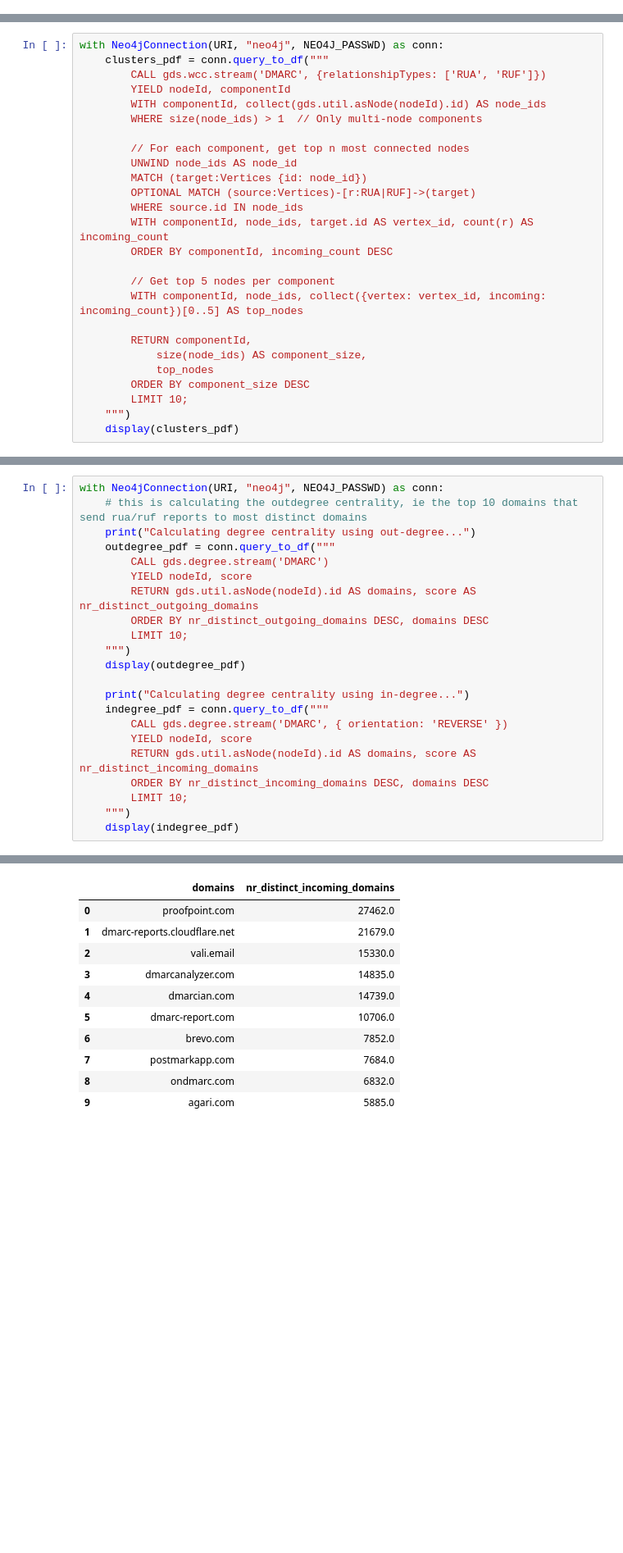
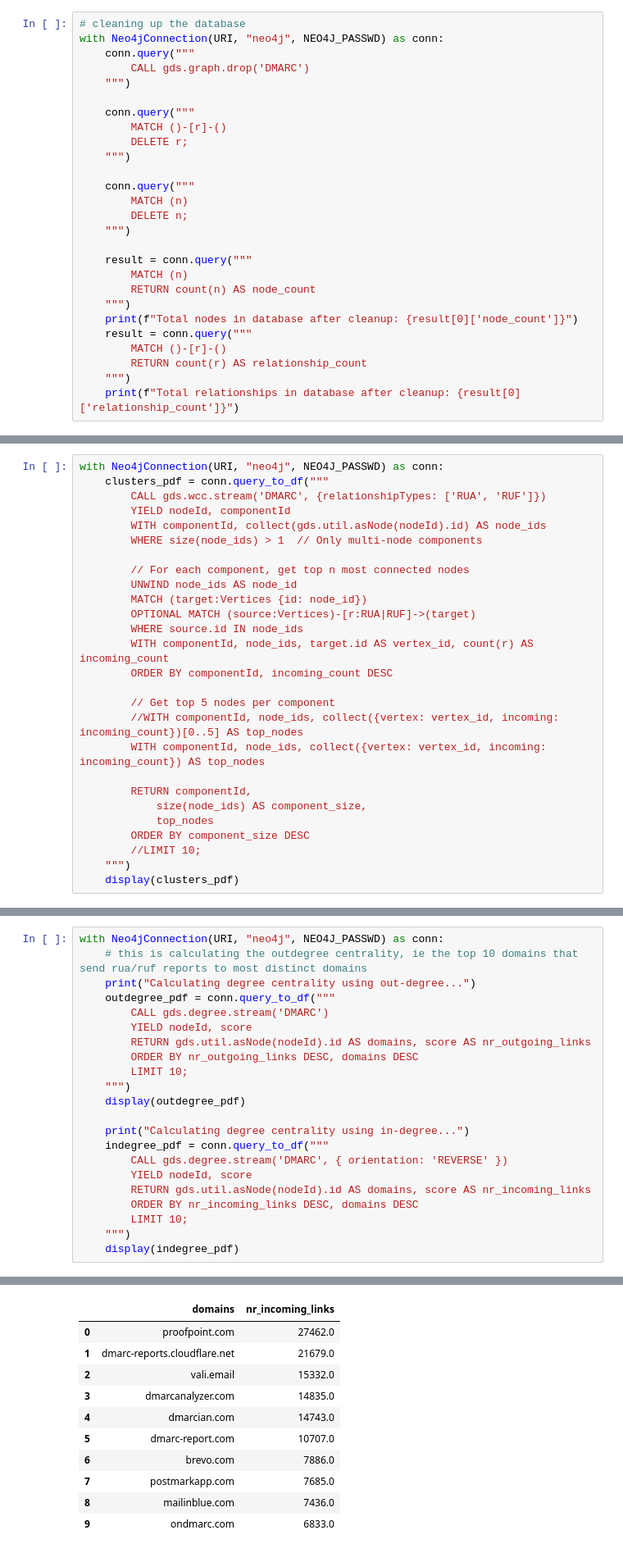
Before and after one commit to internettransparency/dmarc-cctld-research, a Jupyter notebook: notebooks/process-results.ipynb, the cells around one changed output, grey strips where cells are left out. Shown at 82% size. Drawn from its saved outputs; the diff is of its cells as text; blank space fills up the shorter version.

```diff
--- a/notebooks/process-results.ipynb
+++ b/notebooks/process-results.ipynb
@@ -244,0 +192,27 @@ with Neo4jConnection(URI, "neo4j", NEO4J_PASSWD) as conn:
+# %%
+# cleaning up the database
+with Neo4jConnection(URI, "neo4j", NEO4J_PASSWD) as conn:
+    conn.query("""
+        CALL gds.graph.drop('DMARC')
+    """)
+
+    conn.query("""
+        MATCH ()-[r]-()
+        DELETE r;
+    """)
+
+    conn.query("""
+        MATCH (n)
+        DELETE n;
+    """)
+
+    result = conn.query("""
+        MATCH (n)
+        RETURN count(n) AS node_count
+    """)
+    print(f"Total nodes in database after cleanup: {result[0]['node_count']}")
+    result = conn.query("""
+        MATCH ()-[r]-()
+        RETURN count(r) AS relationship_count
+    """)
+    print(f"Total relationships in database after cleanup: {result[0]['relationship_count']}")
@@ -326,13 +361,14 @@ with Neo4jConnection(URI, "neo4j", NEO4J_PASSWD) as conn:
         ORDER BY componentId, incoming_count DESC
 
         // Get top 5 nodes per component
-        WITH componentId, node_ids, collect({vertex: vertex_id, incoming: incoming_count})[0..5] AS top_nodes
+        //WITH componentId, node_ids, collect({vertex: vertex_id, incoming: incoming_count})[0..5] AS top_nodes
+        WITH componentId, node_ids, collect({vertex: vertex_id, incoming: incoming_count}) AS top_nodes
 
         RETURN componentId,
             size(node_ids) AS component_size,
             top_nodes
         ORDER BY component_size DESC
-        LIMIT 10;
+        //LIMIT 10;
     """)
     display(clusters_pdf)
 # %% [output]
@@ -375,8 +463,8 @@ with Neo4jConnection(URI, "neo4j", NEO4J_PASSWD) as conn:
     outdegree_pdf = conn.query_to_df("""
         CALL gds.degree.stream('DMARC')
         YIELD nodeId, score
-        RETURN gds.util.asNode(nodeId).id AS domains, score AS nr_distinct_outgoing_domains
-        ORDER BY nr_distinct_outgoing_domains DESC, domains DESC
+        RETURN gds.util.asNode(nodeId).id AS domains, score AS nr_outgoing_links
+        ORDER BY nr_outgoing_links DESC, domains DESC
         LIMIT 10;
     """)
     display(outdegree_pdf)
@@ -385,8 +473,8 @@ with Neo4jConnection(URI, "neo4j", NEO4J_PASSWD) as conn:
     indegree_pdf = conn.query_to_df("""
         CALL gds.degree.stream('DMARC', { orientation: 'REVERSE' })
         YIELD nodeId, score
-        RETURN gds.util.asNode(nodeId).id AS domains, score AS nr_distinct_incoming_domains
-        ORDER BY nr_distinct_incoming_domains DESC, domains DESC
+        RETURN gds.util.asNode(nodeId).id AS domains, score AS nr_incoming_links
+        ORDER BY nr_incoming_links DESC, domains DESC
         LIMIT 10;
     """)
     display(indegree_pdf)
@@ -396,22 +484,22 @@ Calculating degree centrality using out-degree...
 | 0 | bibleminute.co | 9.0 |
 | 1 | baymack.com | 9.0 |
 | 2 | wespire.com | 8.0 |
 | 3 | prodpad.com | 8.0 |
 | 4 | paypams.com | 8.0 |
 | 5 | mailgun.com | 8.0 |
 | 6 | legalvision.com.au | 8.0 |
 | 7 | ecareer.ne.jp | 8.0 |
 | 8 | corendonairlines.com | 8.0 |
 | 9 | stocktradersdaily.com | 7.0 |
 Calculating degree centrality using in-degree...
-|  | domains | nr_distinct_incoming_domains |
+|  | domains | nr_incoming_links |
 | 0 | proofpoint.com | 27462.0 |
 | 1 | dmarc-reports.cloudflare.net | 21679.0 |
-| 2 | vali.email | 15330.0 |
+| 2 | vali.email | 15332.0 |
 | 3 | dmarcanalyzer.com | 14835.0 |
-| 4 | dmarcian.com | 14739.0 |
-| 5 | dmarc-report.com | 10706.0 |
-| 6 | brevo.com | 7852.0 |
-| 7 | postmarkapp.com | 7684.0 |
-| 8 | ondmarc.com | 6832.0 |
-| 9 | agari.com | 5885.0 |
+| 4 | dmarcian.com | 14743.0 |
+| 5 | dmarc-report.com | 10707.0 |
+| 6 | brevo.com | 7886.0 |
+| 7 | postmarkapp.com | 7685.0 |
+| 8 | mailinblue.com | 7436.0 |
+| 9 | ondmarc.com | 6833.0 |
```
Also changed, not shown: parts of 24 cells of this notebook, 3 other files.
